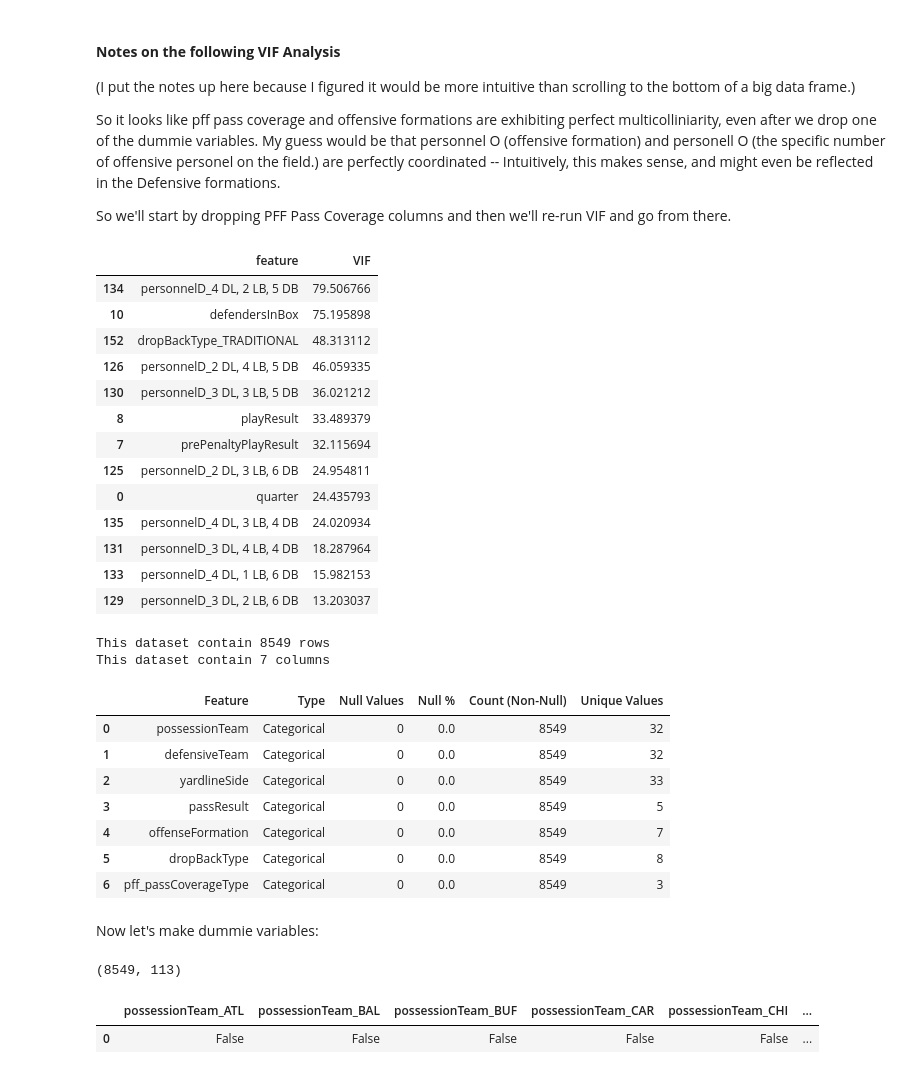
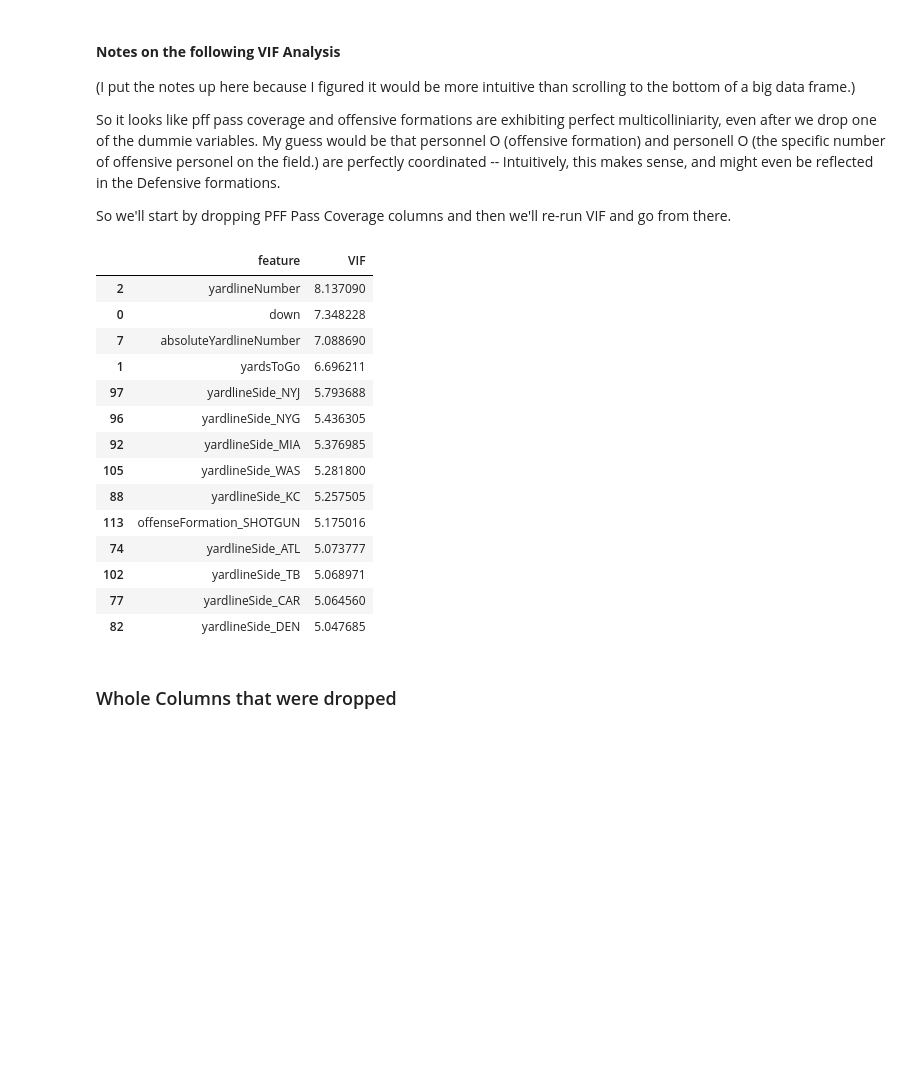
Before and after one commit to LeeMcFarling/AFL_Project, a Jupyter notebook: Modeling/Weekly Assignments/Week_1.ipynb, the cells around one changed output. Drawn from its saved outputs; the diff is of its cells as text; code cells hidden in the pictures; blank space fills up the shorter version.

Commit message:
Export of Log Ready Datasets

```diff
--- a/Modeling/Weekly Assignments/Week_1.ipynb
+++ b/Modeling/Weekly Assignments/Week_1.ipynb
@@ -517,22 +506,25 @@ So it looks like pff pass coverage and offensive formations are exhibiting perfe
 
 So we'll start by dropping PFF Pass Coverage columns and then we'll re-run VIF and go from there.
 # %%
-VIF_data[VIF_data['VIF'] > 10].sort_values(by='VIF', ascending=False)
+VIF_data[VIF_data['VIF'] > 5].sort_values(by='VIF', ascending=False)
 # %% [output]
 |  | feature | VIF |
-| 134 | personnelD_4 DL, 2 LB, 5 DB | 79.506766 |
-| 10 | defendersInBox | 75.195898 |
-| 152 | dropBackType_TRADITIONAL | 48.313112 |
-| 126 | personnelD_2 DL, 4 LB, 5 DB | 46.059335 |
-| 130 | personnelD_3 DL, 3 LB, 5 DB | 36.021212 |
-| 8 | playResult | 33.489379 |
-| 7 | prePenaltyPlayResult | 32.115694 |
-| 125 | personnelD_2 DL, 3 LB, 6 DB | 24.954811 |
-| 0 | quarter | 24.435793 |
-| 135 | personnelD_4 DL, 3 LB, 4 DB | 24.020934 |
-| 131 | personnelD_3 DL, 4 LB, 4 DB | 18.287964 |
-| 133 | personnelD_4 DL, 1 LB, 6 DB | 15.982153 |
-| 129 | personnelD_3 DL, 2 LB, 6 DB | 13.203037 |
+| 2 | yardlineNumber | 8.137090 |
+| 0 | down | 7.348228 |
+| 7 | absoluteYardlineNumber | 7.088690 |
+| 1 | yardsToGo | 6.696211 |
+| 97 | yardlineSide_NYJ | 5.793688 |
+| 96 | yardlineSide_NYG | 5.436305 |
+| 92 | yardlineSide_MIA | 5.376985 |
+| 105 | yardlineSide_WAS | 5.281800 |
+| 88 | yardlineSide_KC | 5.257505 |
+| 113 | offenseFormation_SHOTGUN | 5.175016 |
+| 74 | yardlineSide_ATL | 5.073777 |
+| 102 | yardlineSide_TB | 5.068971 |
+| 77 | yardlineSide_CAR | 5.064560 |
+| 82 | yardlineSide_DEN | 5.047685 |
+# %% [markdown]
+### Whole Columns that were dropped
 # %%
 # BDB_All_Plays_Clean = BDB_All_Plays_Clean.drop(columns='pff_passCoverage', axis=1)
 
@@ -544,26 +544,0 @@ BDB_All_Plays_Clean = BDB_All_Plays_Clean.drop(columns='personnelD', axis=1)
-# %%
-BDB_All_Plays_Clean_Categorical = categorify(BDB_All_Plays_Clean)
-profile_dataset(BDB_All_Plays_Clean_Categorical)
-# %% [output]
-This dataset contain 8549 rows
-This dataset contain 7 columns
-|  | Feature | Type | Null Values | Null % | Count (Non-Null) | Unique Values |
-| 0 | possessionTeam | Categorical | 0 | 0.0 | 8549 | 32 |
-| 1 | defensiveTeam | Categorical | 0 | 0.0 | 8549 | 32 |
-| 2 | yardlineSide | Categorical | 0 | 0.0 | 8549 | 33 |
-| 3 | passResult | Categorical | 0 | 0.0 | 8549 | 5 |
-| 4 | offenseFormation | Categorical | 0 | 0.0 | 8549 | 7 |
-| 5 | dropBackType | Categorical | 0 | 0.0 | 8549 | 8 |
-| 6 | pff_passCoverageType | Categorical | 0 | 0.0 | 8549 | 3 |
-# %% [markdown]
-Now let's make dummie variables:
-# %%
-BDB_Dummies = pd.get_dummies(BDB_All_Plays_Clean_Categorical, drop_first=True)
-
-print(BDB_Dummies.shape)
-
-BDB_Dummies.head(1)
-# %% [output]
-(8549, 113)
-|  | possessionTeam_ATL | possessionTeam_BAL | possessionTeam_BUF | possessionTeam_CAR | possessionTeam_CHI | ... |
-| 0 | False | False | False | False | False | ... |
```
Also changed, not shown: parts of 13 cells of this notebook, 1 other file.
